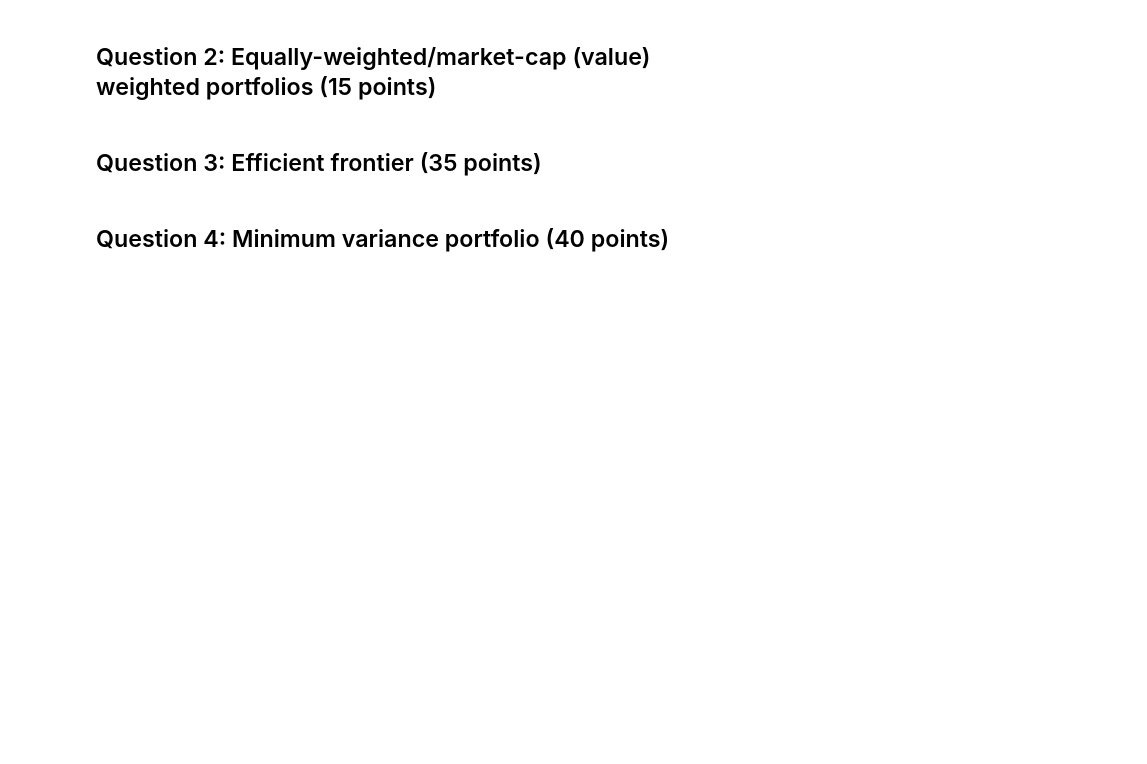
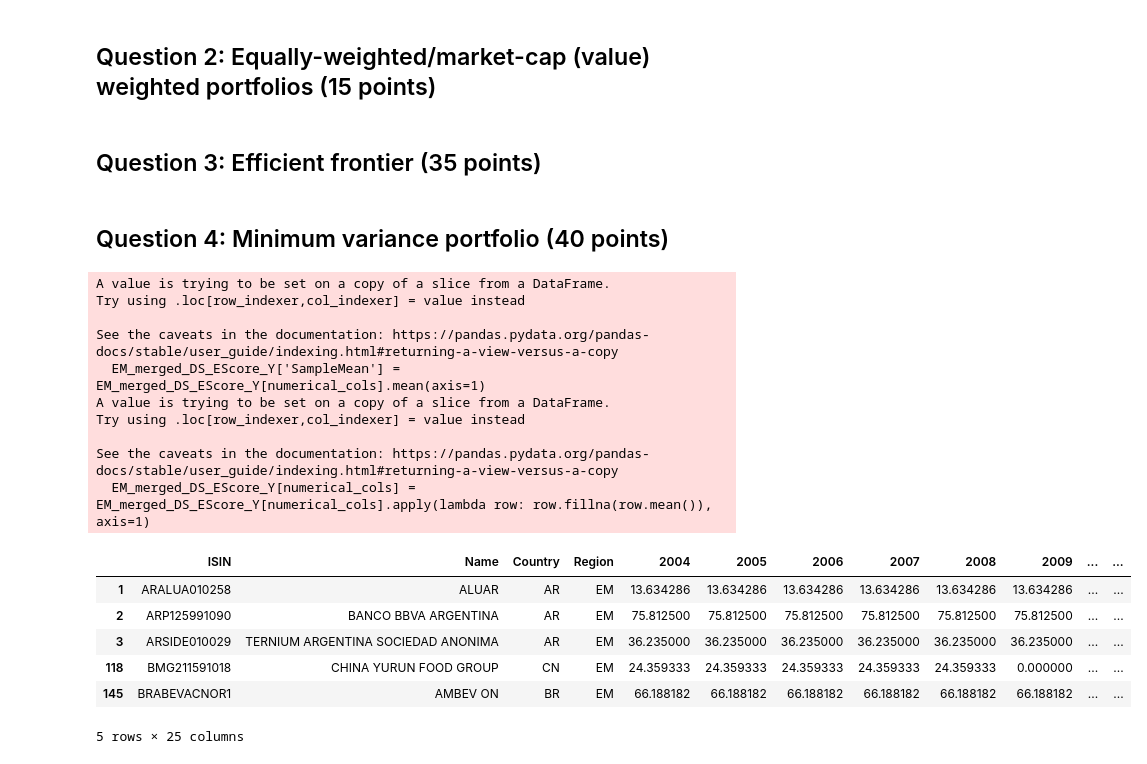
Before and after one commit to linneverh/Sust-Finance, a Jupyter notebook: assignment_1__Q1_finance.ipynb, the cells around one changed output. Drawn from its saved outputs; the diff is of its cells as text; code cells hidden in the pictures; blank space fills up the shorter version.

```diff
--- a/assignment_1__Q1_finance.ipynb
+++ b/assignment_1__Q1_finance.ipynb
@@ -237,3 +237,51 @@ Correlation between Annualized Average Return and Volatility: 0.0561837722531593
 ## Question 3: Efficient frontier (35 points)
 # %% [markdown]
 ## Question 4: Minimum variance portfolio (40 points)
+# %%
+#MEEEEEERGE
+
+# Merging the data to filter per region
+merged_DS_EScore_Y = pd.merge(DS_EScore_Y, Static, on='ISIN', how='inner')
+merged_DS_EScore_Y = merged_DS_EScore_Y[['ISIN', 'Name', 'Region'] + [col for col in merged_DS_EScore_Y.columns if col not in ['ISIN', 'Name', 'Region', 'NAME']]]
+merged_DS_EScore_Y.head()
+
+#Keeping only the columns between 31/12/03 and 31/12/23
+start_date = pd.to_datetime('2003-12-31')
+end_date = pd.to_datetime('2023-12-31')
+
+# Filter columns excluding non-date columns
+date_columns = [col for col in merged_DS_EScore_Y.columns if col not in ['ISIN', 'Name', 'Country', 'Region'] and start_date <= pd.to_datetime(col, errors='ignore') <= end_date]
+selected_columns = ['ISIN', 'Name', 'Country', 'Region'] + date_columns
+merged_DS_EScore_Y = merged_DS_EScore_Y[selected_columns]
+merged_DS_EScore_Y.head()
+
+# Filter on EM countries
+EM_merged_DS_EScore_Y = merged_DS_EScore_Y[merged_DS_EScore_Y['Region'] == 'EM']
+EM_merged_DS_EScore_Y.head()
+
+#REPLACING NaN values
+# Calculate row means for numerical columns and store in a new column
+EM_merged_DS_EScore_Y['SampleMean'] = EM_merged_DS_EScore_Y[numerical_cols].mean(axis=1)
+
+# Replace NaN values with row means for numerical columns
+numerical_cols = EM_merged_DS_EScore_Y.select_dtypes(include=np.number).columns
+EM_merged_DS_EScore_Y[numerical_cols] = EM_merged_DS_EScore_Y[numerical_cols].apply(lambda row: row.fillna(row.mean()), axis=1)
+EM_merged_DS_EScore_Y.head()
+# %% [output]
+A value is trying to be set on a copy of a slice from a DataFrame.
+Try using .loc[row_indexer,col_indexer] = value instead
+
+See the caveats in the documentation: https://pandas.pydata.org/pandas-docs/stable/user_guide/indexing.html#returning-a-view-versus-a-copy
+  EM_merged_DS_EScore_Y['SampleMean'] = EM_merged_DS_EScore_Y[numerical_cols].mean(axis=1)
+A value is trying to be set on a copy of a slice from a DataFrame.
+Try using .loc[row_indexer,col_indexer] = value instead
+
+See the caveats in the documentation: https://pandas.pydata.org/pandas-docs/stable/user_guide/indexing.html#returning-a-view-versus-a-copy
+  EM_merged_DS_EScore_Y[numerical_cols] = EM_merged_DS_EScore_Y[numerical_cols].apply(lambda row: row.fillna(row.mean()), axis=1)
+|  | ISIN | Name | Country | Region | 2004 | 2005 | 2006 | 2007 | 2008 | 2009 | ... | ... |
+| 1 | ARALUA010258 | ALUAR | AR | EM | 13.634286 | 13.634286 | 13.634286 | 13.634286 | 13.634286 | 13.634286 | ... | ... |
+| 2 | ARP125991090 | BANCO BBVA ARGENTINA | AR | EM | 75.812500 | 75.812500 | 75.812500 | 75.812500 | 75.812500 | 75.812500 | ... | ... |
+| 3 | ARSIDE010029 | TERNIUM ARGENTINA SOCIEDAD ANONIMA | AR | EM | 36.235000 | 36.235000 | 36.235000 | 36.235000 | 36.235000 | 36.235000 | ... | ... |
+| 118 | BMG211591018 | CHINA YURUN FOOD GROUP | CN | EM | 24.359333 | 24.359333 | 24.359333 | 24.359333 | 24.359333 | 0.000000 | ... | ... |
+| 145 | BRABEVACNOR1 | AMBEV ON | BR | EM | 66.188182 | 66.188182 | 66.188182 | 66.188182 | 66.188182 | 66.188182 | ... | ... |
+5 rows × 25 columns
```
